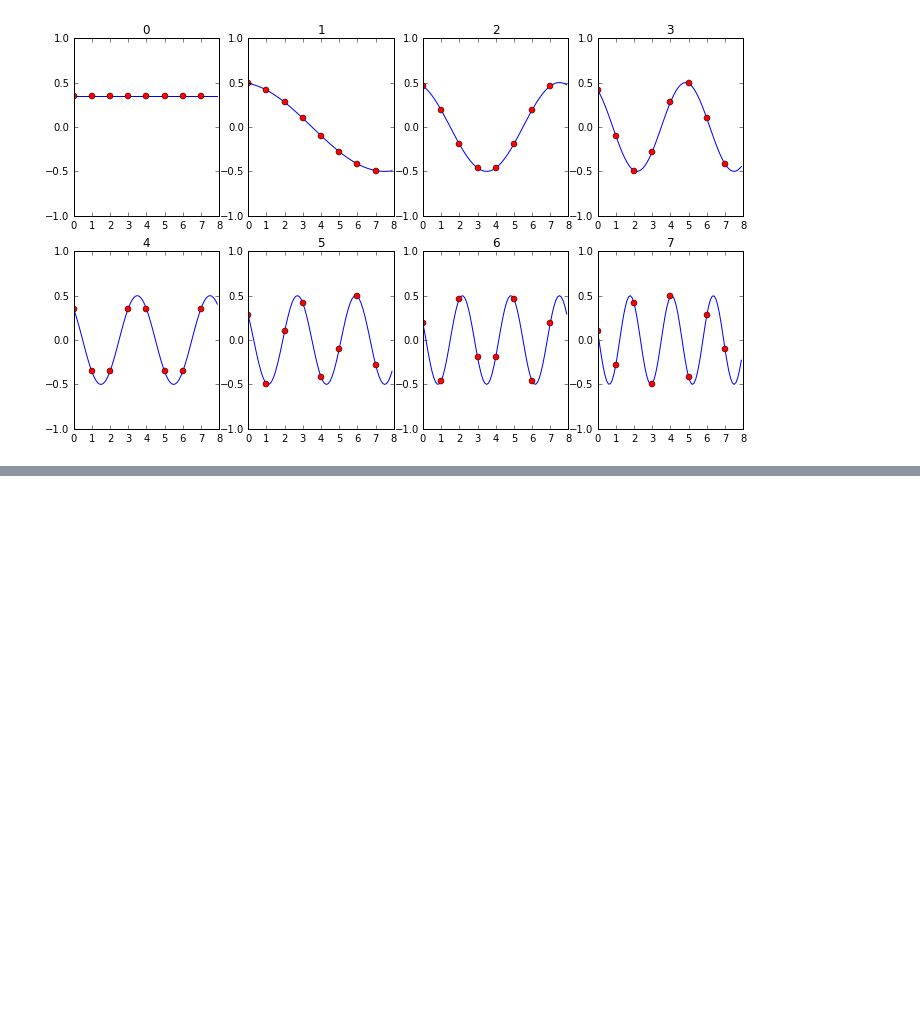
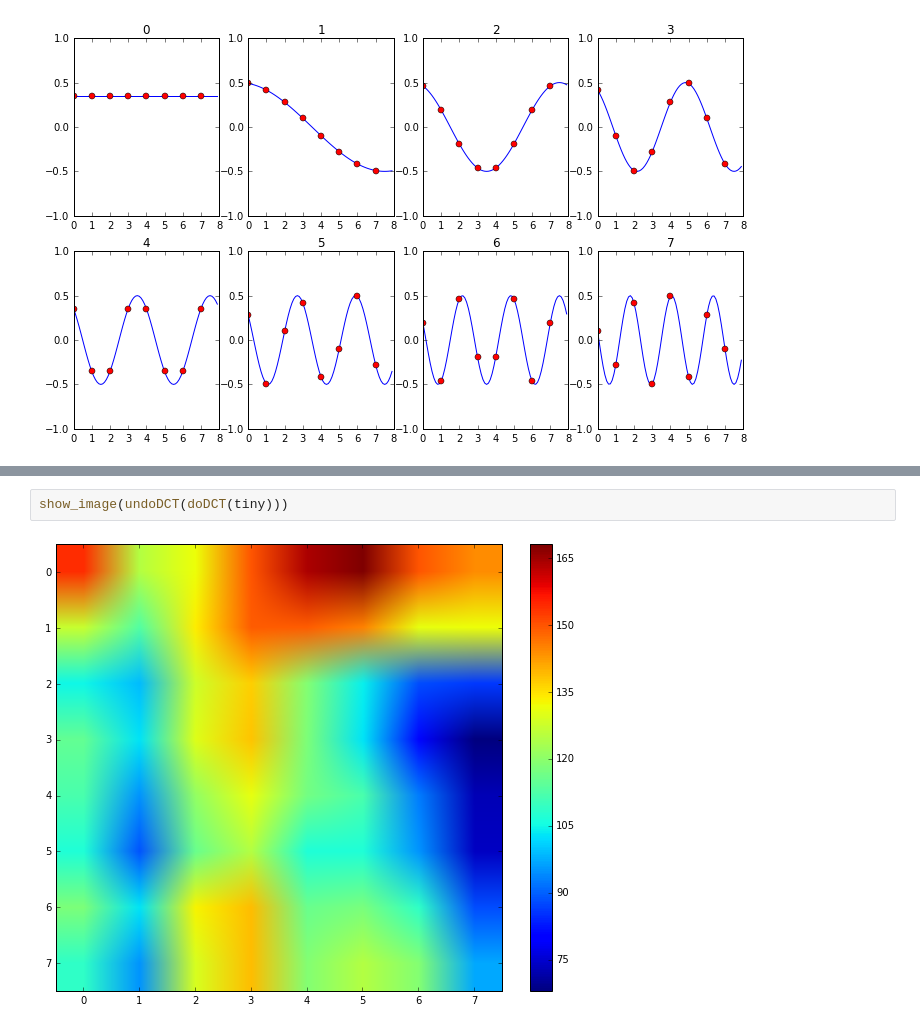
Before and after one commit to tjwei/math-can-see-dimensions, a Jupyter notebook: math-can-see-dimensions.ipynb, the cells around one changed output, grey strips where cells are left out. Drawn from its saved outputs; the diff is of its cells as text; blank space fills up the shorter version.

```diff
--- a/math-can-see-dimensions.ipynb
+++ b/math-can-see-dimensions.ipynb
@@ -95,0 +133,4 @@ p=plt.imshow(img, cmap=mpl.cm.gray)
+# %%
+show_image(undoDCT(doDCT(tiny)))
+# %% [output]
+[figure, added]
```
Also changed, not shown: parts of 19 cells of this notebook, 9 other files.
